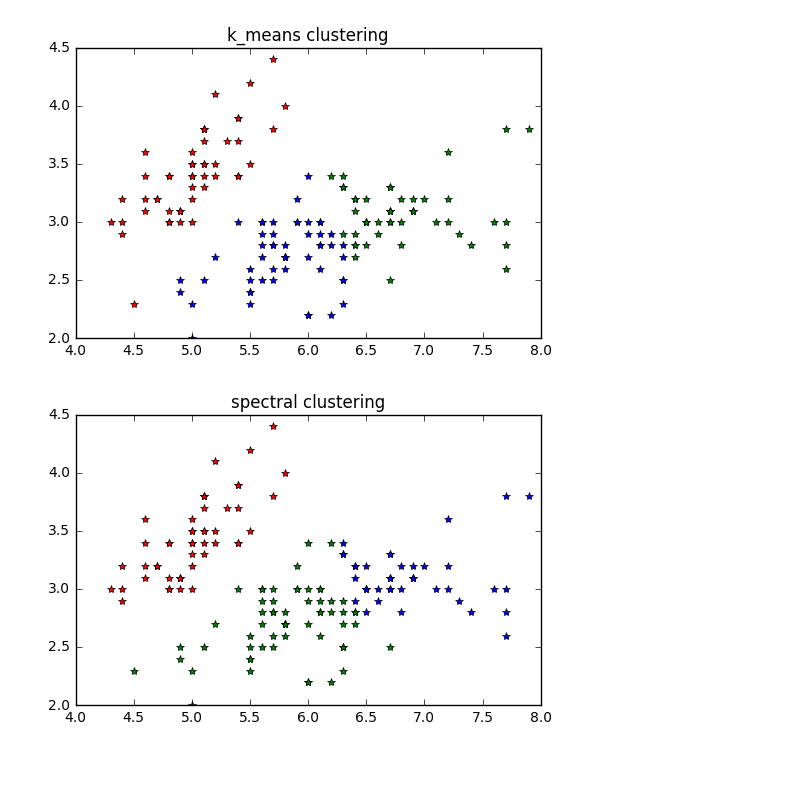
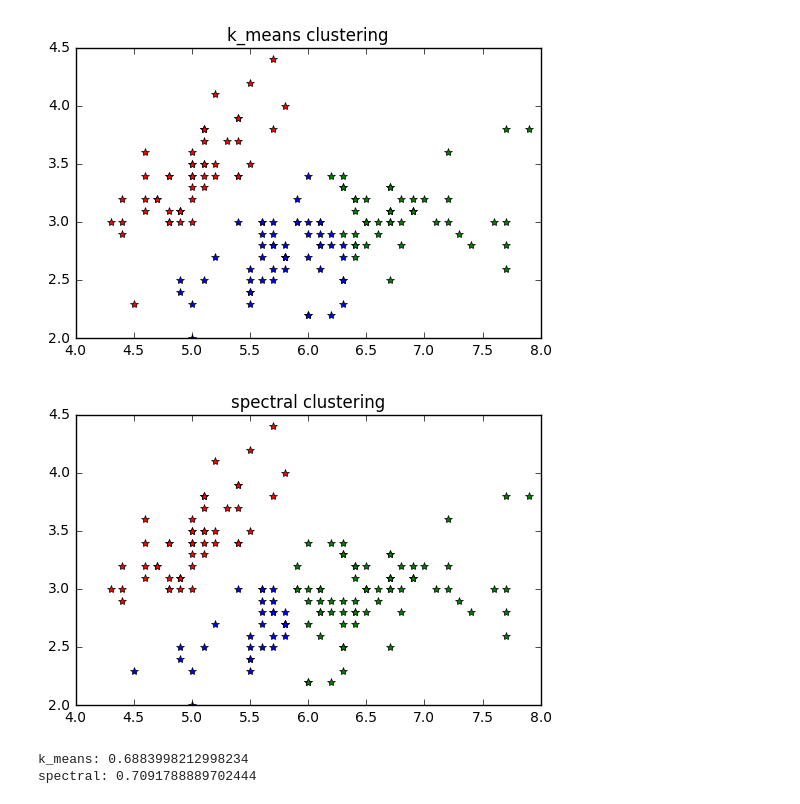
Before and after one commit to Ananaskelly/data_analysis_course_hw, a Jupyter notebook: sem_2/task260318/sp_cls.ipynb, the cells around one changed output. Drawn from its saved outputs; the diff is of its cells as text; code cells hidden in the pictures; blank space fills up the shorter version.

```diff
--- a/sem_2/task260318/sp_cls.ipynb
+++ b/sem_2/task260318/sp_cls.ipynb
@@ -35,17 +35,23 @@ plt.show()
 # %%
 spectral_cls = cluster.SpectralClustering(n_clusters=clusters_num,
                                           eigen_solver='arpack',
                                           affinity='nearest_neighbors',
-                                          n_neighbors=10)
+                                          n_neighbors=7)
 spectral_cls.fit(X)
-labels = spectral_cls.labels_
+labels_sp = spectral_cls.labels_
 
 plt.figure(3)
 for i in range(clusters_num):
-    plt.plot(X[labels == i, 0], X[labels == i, 1], col[i])
+    plt.plot(X[labels_sp == i, 0], X[labels_sp == i, 1], col[i])
 
 plt.title('spectral clustering')
 plt.axes().set_aspect('equal')
 plt.show()
 # %% [output]
-[figure, old version]
+[figure, new version]
+# %%
+print('k_means: {}'.format(metrics.fowlkes_mallows_score(y, labels)))
+print('spectral: {}'.format(metrics.fowlkes_mallows_score(y, labels_sp)))
+# %% [output]
+k_means: 0.6883998212998234
+spectral: 0.7091788889702444
```
Also changed, not shown: parts of 1 cell of this notebook.
